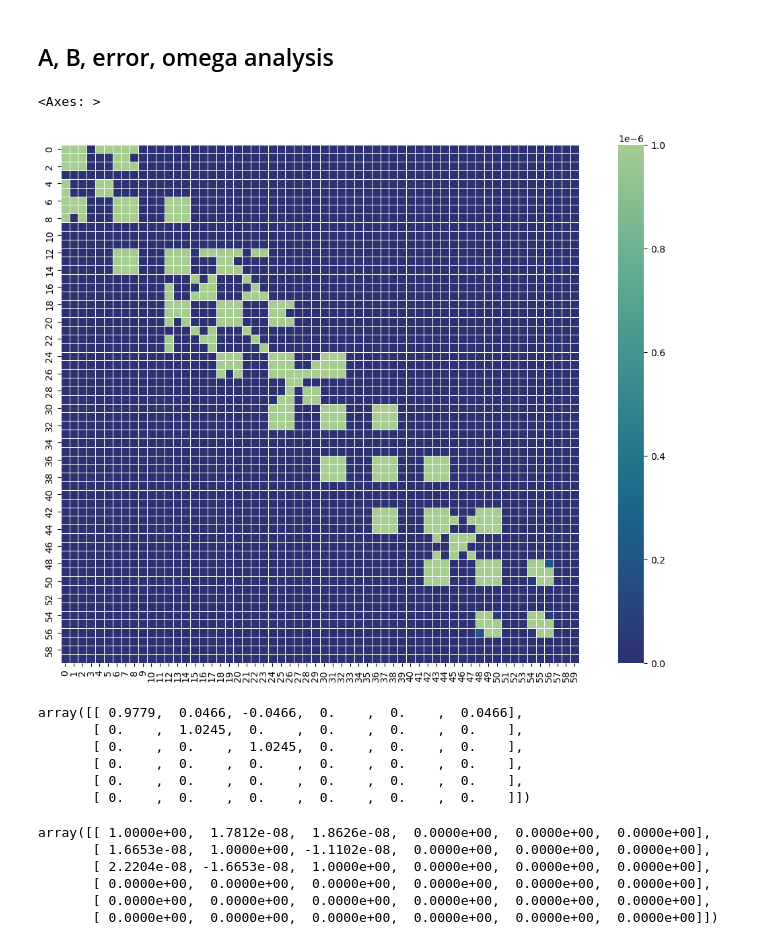
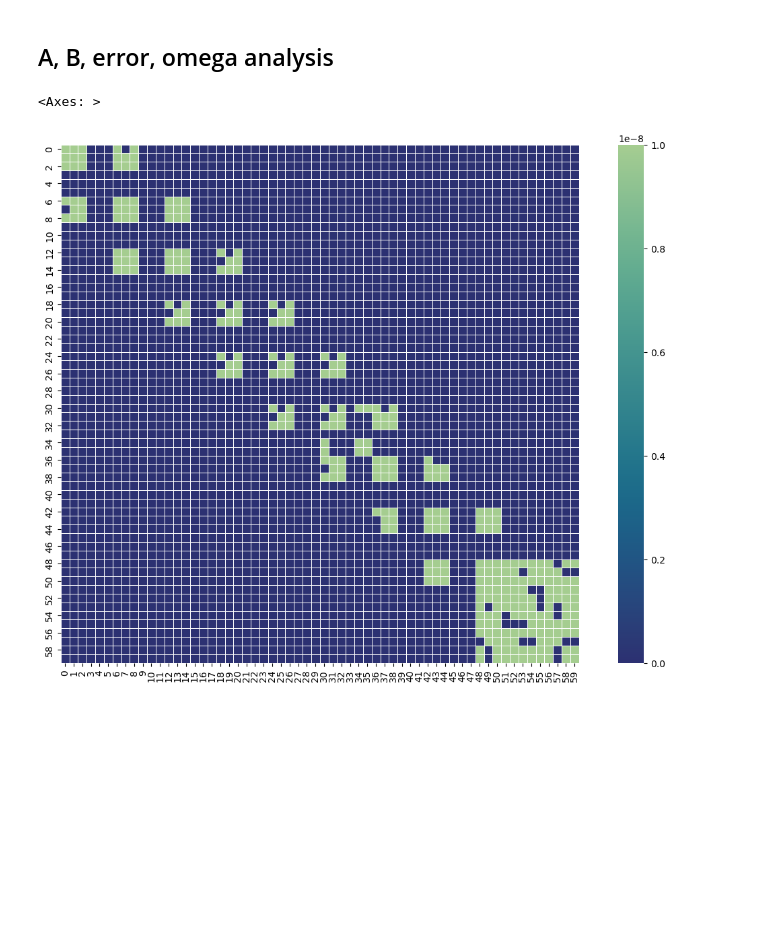
Before and after one commit to chris-polymetrix/ReconstructionAnalysis, a Jupyter notebook: debugging_rust_pgo.ipynb, the cells around one changed output. Saved outputs shown, nothing was run; the diff lists cells and outputs as text; code cells hidden in the pictures; blank space fills up the shorter version.

```diff
--- a/debugging_rust_pgo.ipynb
+++ b/debugging_rust_pgo.ipynb
@@ -42,26 +53,7 @@ Zij = np.array(Zij, dtype=float).reshape((length,4,4))
 Xi = np.array(Xi, dtype=float).reshape((length,4,4))
 Xj = np.array(Xj, dtype=float).reshape((length,4,4))
 # %%
-sns.heatmap(np.abs(data[300:360,300:360]), square=True, vmax=0.000001, linewidth=.5, cmap="crest_r")
+sns.heatmap(np.abs(data[390:450,390:450]), square=True, vmax=0.00000001, linewidth=.5, cmap="crest_r")
 # %% [output]
 <Axes: >
-[figure, old version]
+[figure, new version]
-# %%
-n=55
-As[n]
-# %% [output]
-array([[ 0.9779,  0.0466, -0.0466,  0.    ,  0.    ,  0.0466],
-       [ 0.    ,  1.0245,  0.    ,  0.    ,  0.    ,  0.    ],
-       [ 0.    ,  0.    ,  1.0245,  0.    ,  0.    ,  0.    ],
-       [ 0.    ,  0.    ,  0.    ,  0.    ,  0.    ,  0.    ],
-       [ 0.    ,  0.    ,  0.    ,  0.    ,  0.    ,  0.    ],
-       [ 0.    ,  0.    ,  0.    ,  0.    ,  0.    ,  0.    ]])
-# %%
-Bs[n]
-# %% [output]
-array([[ 1.0000e+00,  1.7812e-08,  1.8626e-08,  0.0000e+00,  0.0000e+00,  0.0000e+00],
-       [ 1.6653e-08,  1.0000e+00, -1.1102e-08,  0.0000e+00,  0.0000e+00,  0.0000e+00],
-       [ 2.2204e-08, -1.6653e-08,  1.0000e+00,  0.0000e+00,  0.0000e+00,  0.0000e+00],
-       [ 0.0000e+00,  0.0000e+00,  0.0000e+00,  0.0000e+00,  0.0000e+00,  0.0000e+00],
-       [ 0.0000e+00,  0.0000e+00,  0.0000e+00,  0.0000e+00,  0.0000e+00,  0.0000e+00],
-       [ 0.0000e+00,  0.0000e+00,  0.0000e+00,  0.0000e+00,  0.0000e+00,  0.0000e+00]])
```
Also changed, not shown: parts of 8 cells of this notebook, 3 other files.
